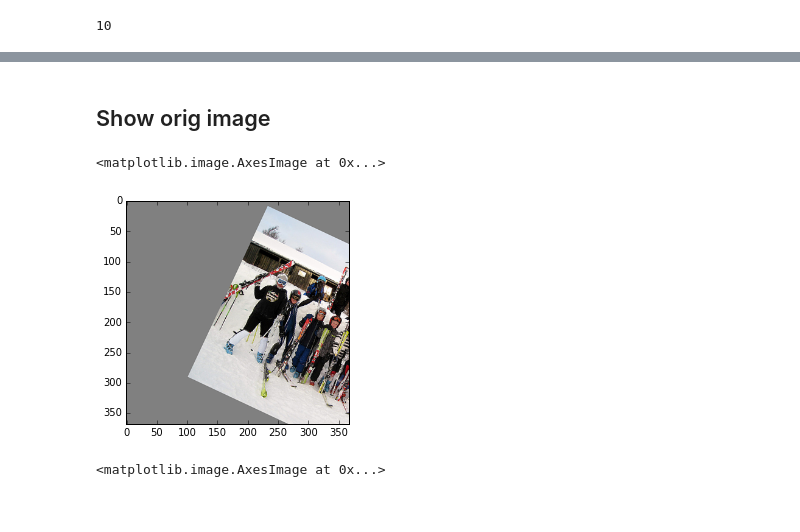
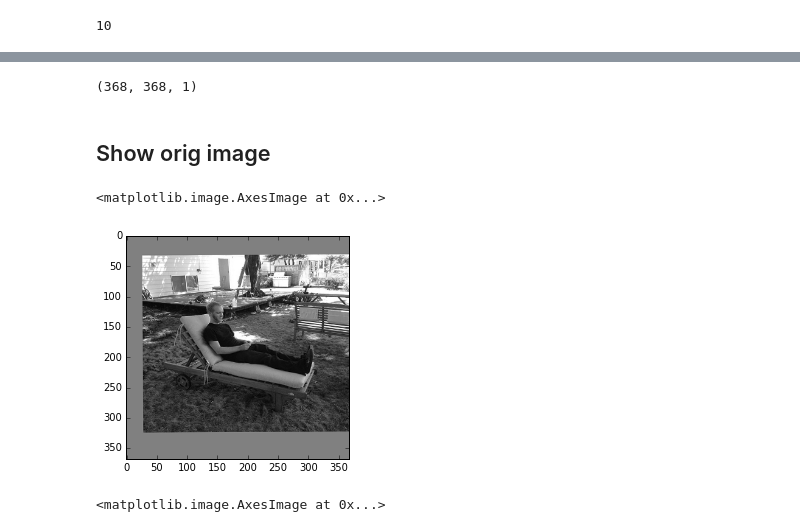
Before and after one commit to padeler/keras_Realtime_Multi-Person_Pose_Estimation, a Jupyter notebook: training/inspect_dataset.ipynb, the cells around one changed output, grey strips where cells are left out. Saved outputs shown, nothing was run; the diff lists cells and outputs as text; code cells hidden in the pictures.

```diff
--- a/training/inspect_dataset.ipynb
+++ b/training/inspect_dataset.ipynb
@@ -115,14 +117,18 @@ X
 (10, 46, 46, 19)
 Y
 (10, 46, 46, 19)
+# %%
+x[0][0].shape
+# %% [output]
+(368, 368, 1)
 # %% [markdown]
 ## Show orig image
 # %%
-dta_img = x[0][0,:,:,:]
-plt.imshow(dta_img[:,:,[2,1,0]])
+dta_img = x[0][4,:,:,0]
+plt.imshow(dta_img,cmap='gray')
 # %% [output]
 <matplotlib.image.AxesImage at 0x...>
-[figure, old version]
+[figure, new version]
 # %%
 tmp = np.sum(x[1][0],axis=-1)
 plt.imshow(tmp)
```
Also changed, not shown: parts of 1 cell of this notebook, 4 other files.
